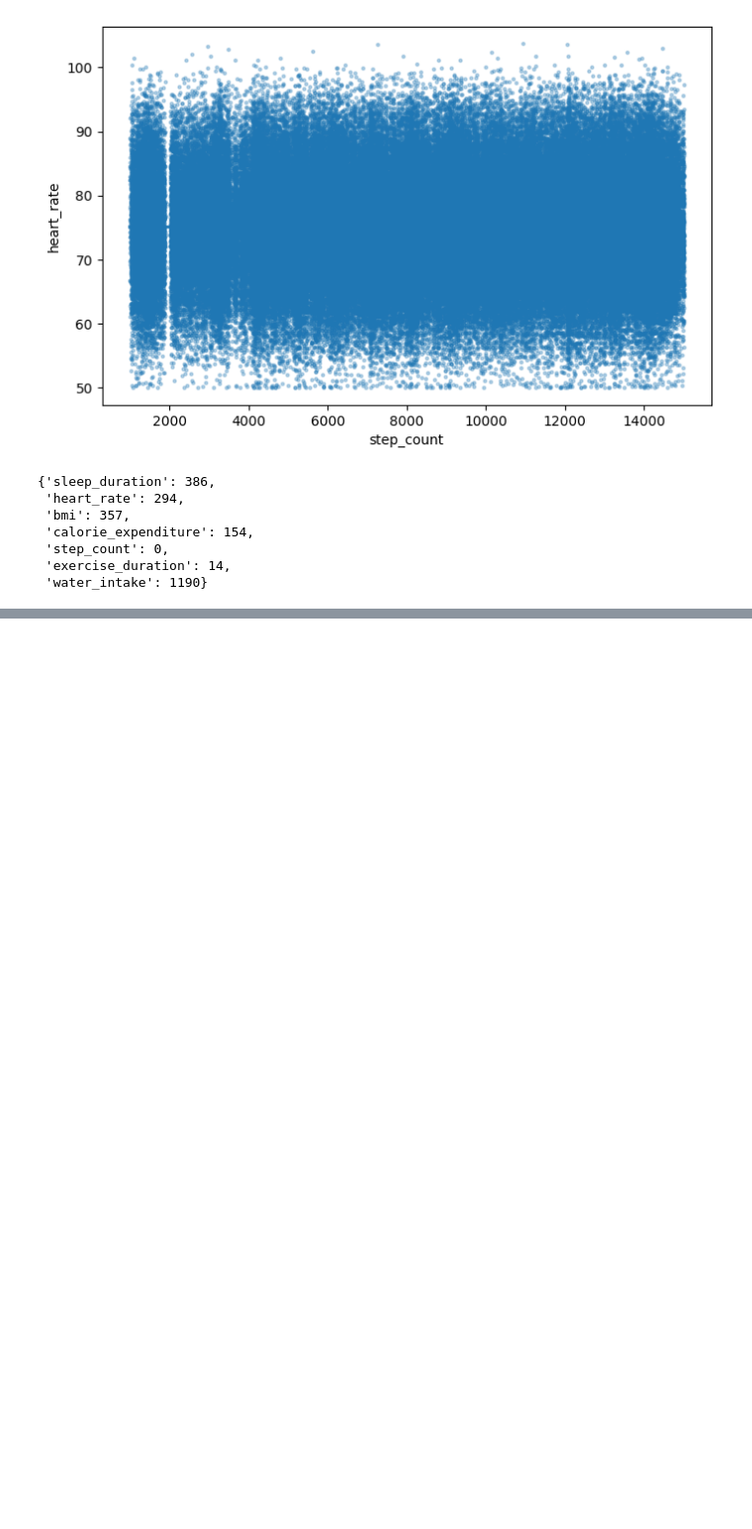
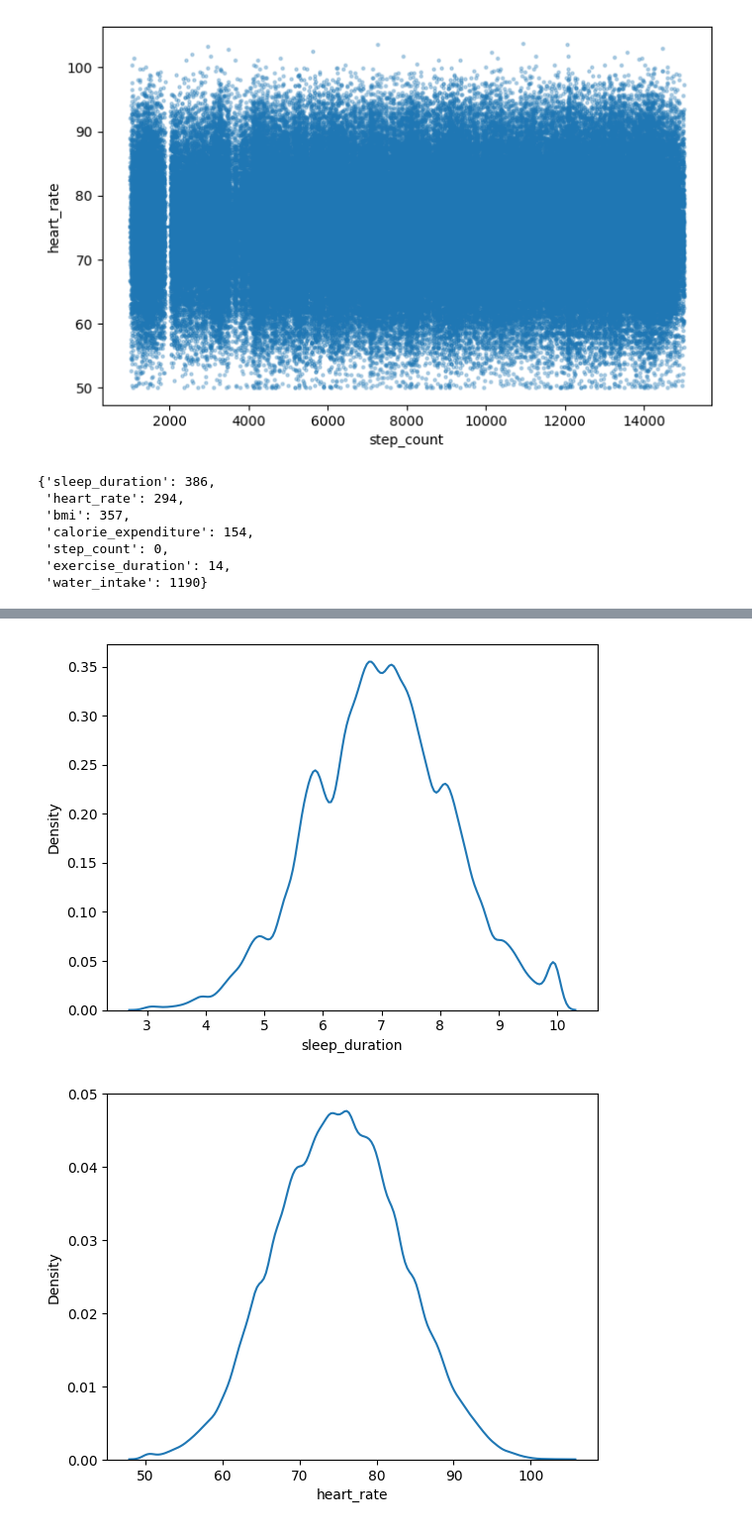
Before and after one commit to TinyHaitch/Kaggle-Notebook, a Jupyter notebook: student-health-issue.ipynb, the cells around one changed output, grey strips where cells are left out. Shown at 99% size. Drawn from its saved outputs; the diff is of its cells as text; code cells hidden in the pictures; blank space fills up the shorter version.

```diff
--- a/student-health-issue.ipynb
+++ b/student-health-issue.ipynb
@@ -241,3 +240,9 @@ summary
  'step_count': 0,
  'exercise_duration': 14,
  'water_intake': 1190}
+# %%
+# for col in data.select_dtypes(include=['float64', 'int64']):
+#     print(f'{col}: {data[col].skew()}')
+
+for col in summary:
+    print(f'{col}: {data[col].skew()}')
@@ -243,0 +257,7 @@ summary
+# %%
+for col in summary:
+    plt.figure()
+    sns.kdeplot(data[col])
+# %% [output]
+[figure, added]
+[figure, added]
```
Also changed, not shown: parts of 7 cells of this notebook.
